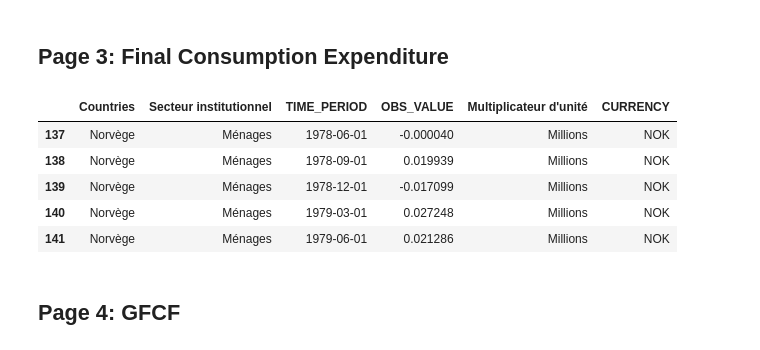
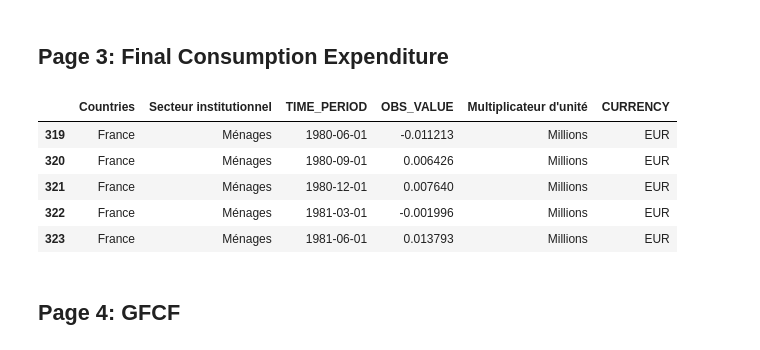
Before and after one commit to ManuelaBarreto/Practice_Project, a Jupyter notebook: Visualization.ipynb, the cells around one changed output. Saved outputs shown, nothing was run; the diff lists cells and outputs as text; code cells hidden in the pictures.

Commit message:
Modificatinos to the covid data, changing countries names to english and v0.2 of dash

```diff
--- a/Visualization.ipynb
+++ b/Visualization.ipynb
@@ -286,16 +320,16 @@ def page2_layout():
 ## Page 3: Final Consumption Expenditure
 # %%
 consumption = pd.read_csv("global/dataglobal/clean_finalconsumptionexpenditure.csv")
-consumption = consumption[consumption["Zone de référence"].isin(['France', 'Colombie', 'Pologne','Nouvelle-Zélande', 'États-Unis','Suède','Union européenne (27 pays à partir du 01/02/2020)', 'Roumanie', 'Hongrie', 'Italie', 'Norvège', 'Bulgarie', 'Espagne','Japon', 'Australie','Corée', 'Canada', 'Allemagne','Chili','Grèce'])]
-consumption["Zone de référence"] = np.where(consumption["Zone de référence"] == 'Union européenne (27 pays à partir du 01/02/2020)','Union européenne',consumption["Zone de référence"])
+consumption = consumption[consumption["Zone de référence"].isin(['France', 'Colombia', 'Poland', 'New Zealand', 'United States', 'Sweden', 'European Union (27 countries as of 01/02/2020)', 'Romania', 'Hungary', 'Italy', 'Norway', 'Bulgaria', 'Spain', 'Japan', 'Australia', 'Korea', 'Canada', 'Germany', 'Chile', 'Greece'])]
+consumption["Zone de référence"] = np.where(consumption["Zone de référence"] == 'European Union (27 countries as of 02/01/2020)','European Union',consumption["Zone de référence"])
 consumption.rename(columns={'Zone de référence':'Countries'},inplace=True)
 consumption.drop(columns=['Unnamed: 0'],inplace=True)
 consumption.dropna(axis=0,inplace=True)
 consumption.head()
 # %% [output]
 |  | Countries | Secteur institutionnel | TIME_PERIOD | OBS_VALUE | Multiplicateur d'unité | CURRENCY |
-| 137 | Norvège | Ménages | 1978-06-01 | -0.000040 | Millions | NOK |
-| 138 | Norvège | Ménages | 1978-09-01 | 0.019939 | Millions | NOK |
-| 139 | Norvège | Ménages | 1978-12-01 | -0.017099 | Millions | NOK |
-| 140 | Norvège | Ménages | 1979-03-01 | 0.027248 | Millions | NOK |
-| 141 | Norvège | Ménages | 1979-06-01 | 0.021286 | Millions | NOK |
+| 319 | France | Ménages | 1980-06-01 | -0.011213 | Millions | EUR |
+| 320 | France | Ménages | 1980-09-01 | 0.006426 | Millions | EUR |
+| 321 | France | Ménages | 1980-12-01 | 0.007640 | Millions | EUR |
+| 322 | France | Ménages | 1981-03-01 | -0.001996 | Millions | EUR |
+| 323 | France | Ménages | 1981-06-01 | 0.013793 | Millions | EUR |
```
Also changed, not shown: parts of 20 cells of this notebook, 8 other files.
